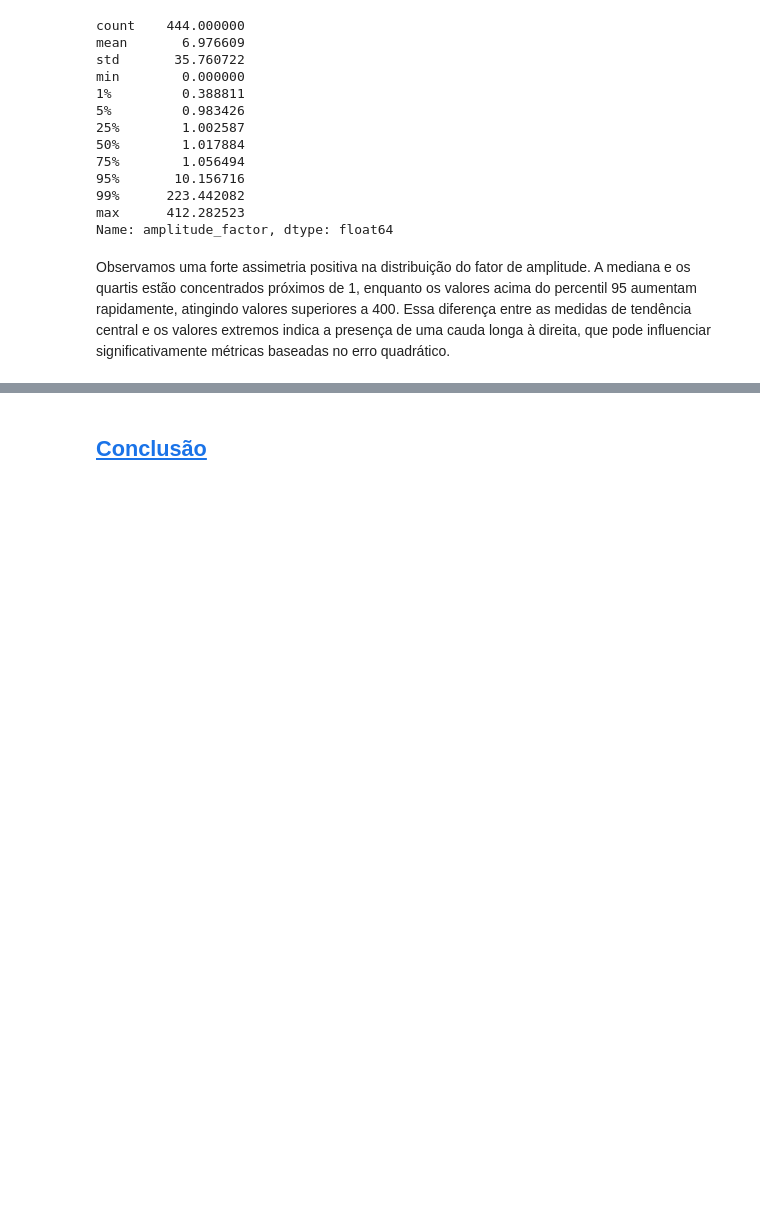
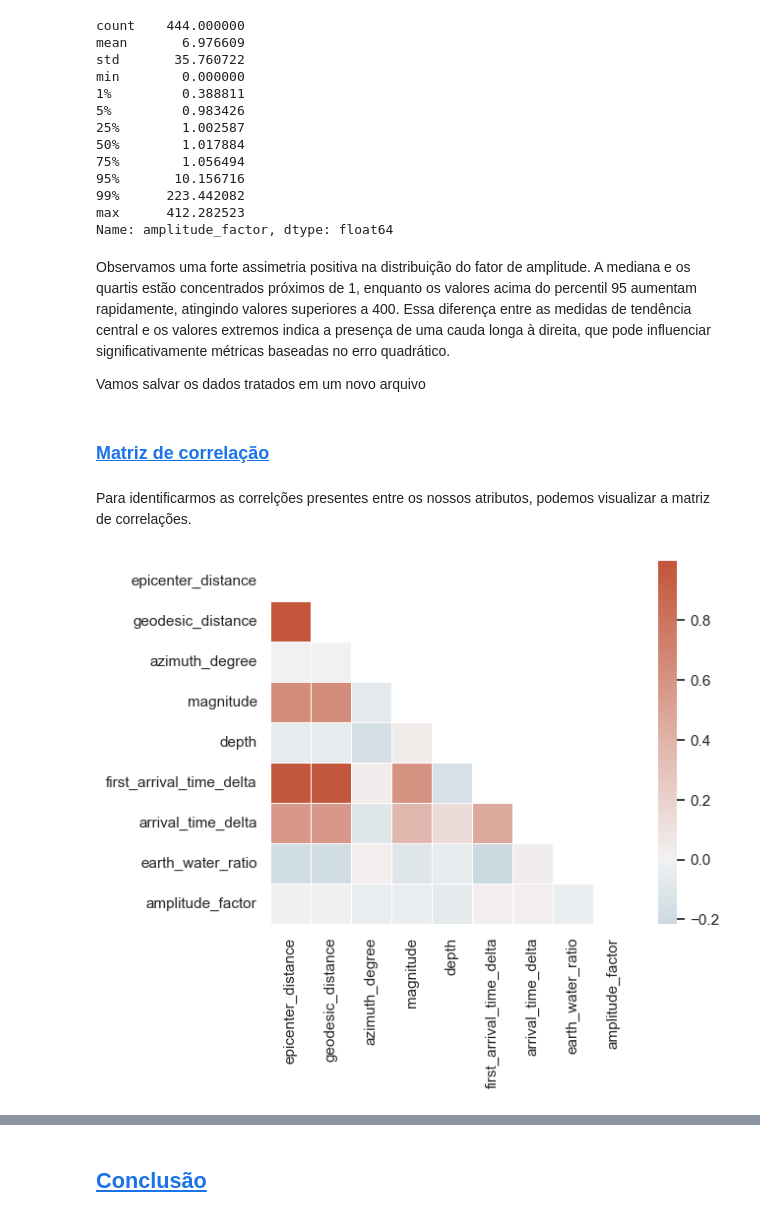
Before and after one commit to FipaLipe/TIAMAT, a Jupyter notebook: 00 - Coleta e Tratamento de Dados/00.H - Análise e tratamento.ipynb, the cells around one changed output, grey strips where cells are left out. Saved outputs shown, nothing was run; the diff lists cells and outputs as text; code cells hidden in the pictures; blank space fills up the shorter version.

```diff
--- a/00 - Coleta e Tratamento de Dados/00.H - Análise e tratamento.ipynb
+++ b/00 - Coleta e Tratamento de Dados/00.H - Análise e tratamento.ipynb
@@ -181,3 +182,5 @@ max      412.282523
 Name: amplitude_factor, dtype: float64
 # %% [markdown]
 Observamos uma forte assimetria positiva na distribuição do fator de amplitude. A mediana e os quartis estão concentrados próximos de 1, enquanto os valores acima do percentil 95 aumentam rapidamente, atingindo valores superiores a 400. Essa diferença entre as medidas de tendência central e os valores extremos indica a presença de uma cauda longa à direita, que pode influenciar significativamente métricas baseadas no erro quadrático.
+
+Vamos salvar os dados tratados em um novo arquivo
@@ -183,0 +189,37 @@ Observamos uma forte assimetria positiva na distribuição do fator de amplitude
+# %% [markdown]
+### <a id='toc1_3_2_'></a>[Matriz de correlação](#toc0_)
+# %% [markdown]
+Para identificarmos as correlções presentes entre os nossos atributos, podemos visualizar a matriz de correlações.
+# %%
+import seaborn as sns
+import numpy as np
+
+COLUMNS = [
+    "epicenter_distance",
+    "geodesic_distance",
+    "azimuth_degree",
+    "magnitude",
+    "depth",
+    "first_arrival_time_delta",
+    "arrival_time_delta",
+    "earth_water_ratio",
+    "amplitude_factor"
+]
+
+corr_matrix = df_earthquakes[COLUMNS].corr()
+
+sns.set_theme(style="white")
+
+mask = np.triu(np.ones_like(corr_matrix, dtype=bool))
+cmap = sns.diverging_palette(230, 20, as_cmap=True)
+
+sns.heatmap(
+    corr_matrix,
+    mask=mask,
+    cmap=cmap,
+    center=0,
+    square=True,
+    linewidths=0.5,
+);
+# %% [output]
+[figure, added]
```
Also changed, not shown: parts of 4 cells of this notebook, 2 other files.
